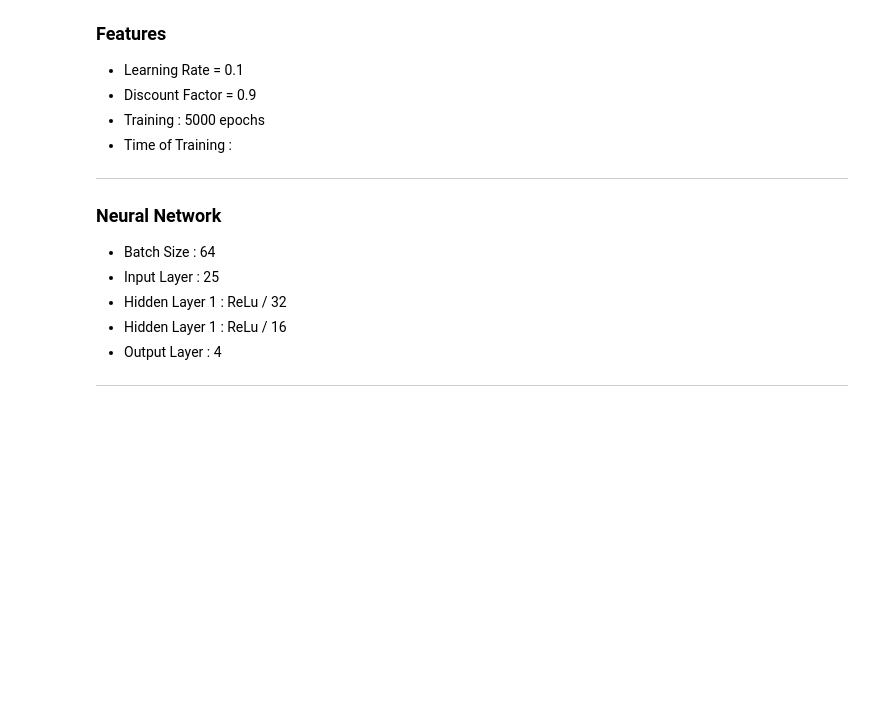
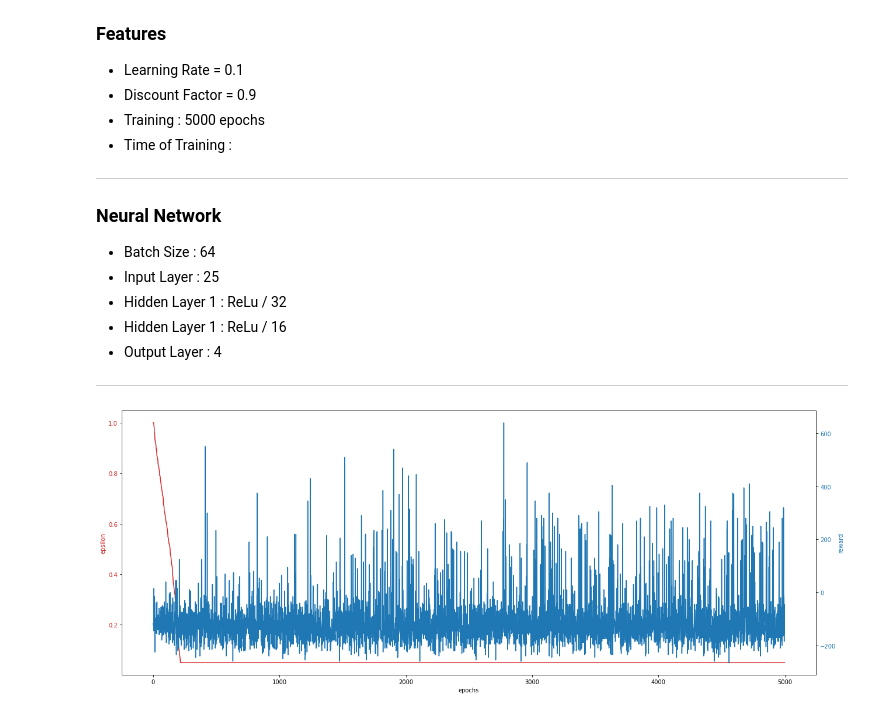
Before and after one commit to numaresplandy/SnAIke, a Jupyter notebook: test.ipynb, the cells around one changed output. Drawn from its saved outputs; the diff is of its cells as text; code cells hidden in the pictures; blank space fills up the shorter version.

```diff
--- a/test.ipynb
+++ b/test.ipynb
@@ -598,3 +601,8 @@ plot_eps_reward_cum(path1)
 - Output Layer : 4
 
 ---
+# %%
+path1 = 'score/Qnet9_train_e_5000_lr_0.1_df_0.9.csv'
+plot_eps_reward(path1)
+# %% [output]
+[figure, added]
```
Also changed, not shown: parts of 7 cells of this notebook, 8 other files.
